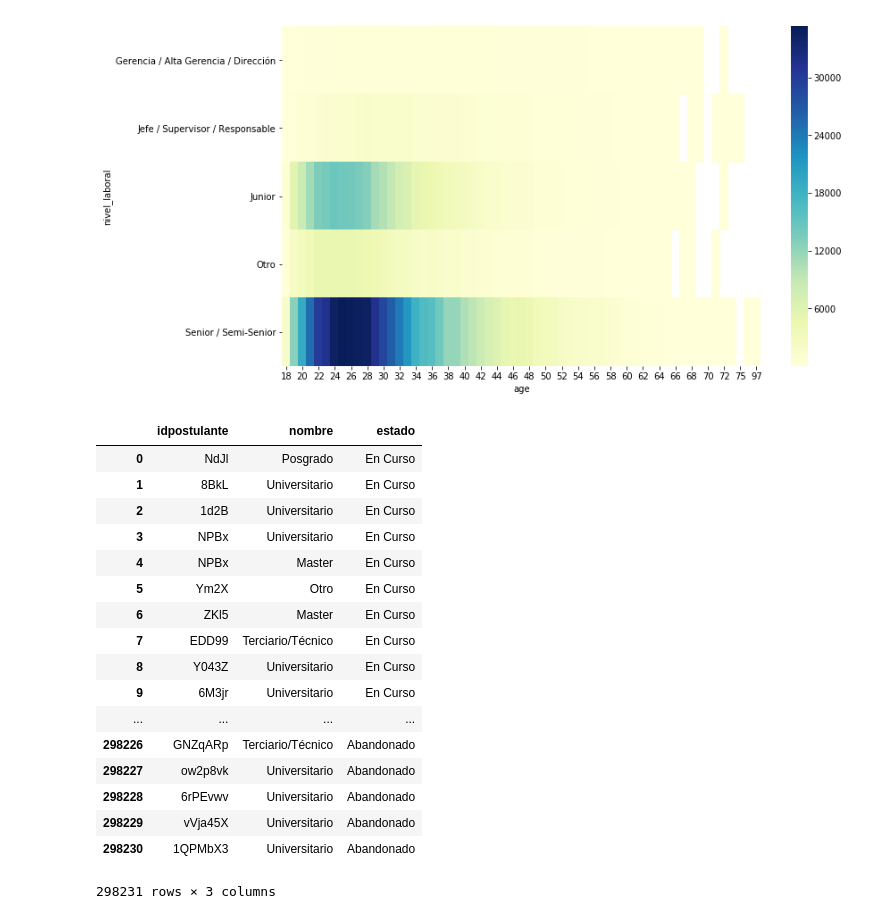
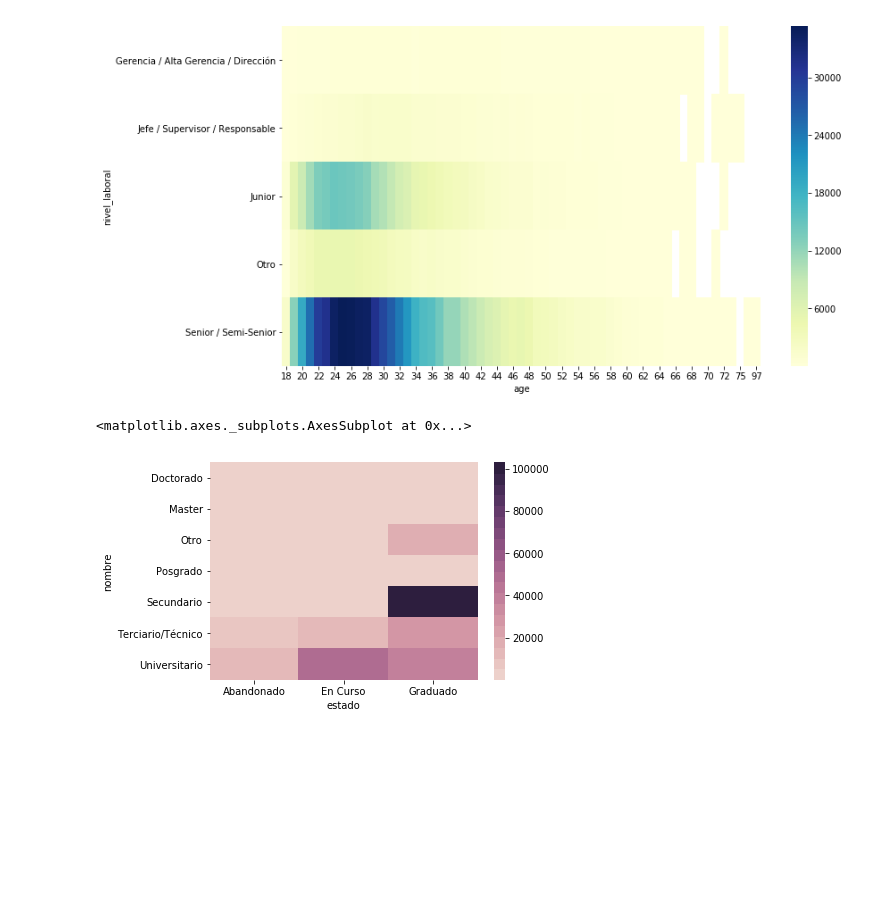
Before and after one commit to iloyarte/datos-tp, a Jupyter notebook: TP 1 - Analisis exploratorio - 2C.ipynb, the cells around one changed output. Cells and saved outputs as stored; diff of their text form; code cells hidden in the pictures; blank space fills up the shorter version.

Commit message:
More graphics

```diff
--- a/TP 1 - Analisis exploratorio - 2C.ipynb
+++ b/TP 1 - Analisis exploratorio - 2C.ipynb
@@ -325,24 +326,10 @@ sns.heatmap(nivel_edad_count.pivot_table(index = 'nivel_laboral', columns = 'age
 # %% [output]
 <matplotlib.axes._subplots.AxesSubplot at 0x...>
 [figure]
-# %%
-data_carreras_fil
-# %% [output]
-|  | idpostulante | nombre | estado |
-| 0 | NdJl | Posgrado | En Curso |
-| 1 | 8BkL | Universitario | En Curso |
-| 2 | 1d2B | Universitario | En Curso |
-| 3 | NPBx | Universitario | En Curso |
-| 4 | NPBx | Master | En Curso |
-| 5 | Ym2X | Otro | En Curso |
-| 6 | ZKl5 | Master | En Curso |
-| 7 | EDD99 | Terciario/Técnico | En Curso |
-| 8 | Y043Z | Universitario | En Curso |
-| 9 | 6M3jr | Universitario | En Curso |
-| ... | ... | ... | ... |
-| 298226 | GNZqARp | Terciario/Técnico | Abandonado |
-| 298227 | ow2p8vk | Universitario | Abandonado |
-| 298228 | 6rPEvwv | Universitario | Abandonado |
-| 298229 | vVja45X | Universitario | Abandonado |
-| 298230 | 1QPMbX3 | Universitario | Abandonado |
-298231 rows × 3 columns
+# %%
+estado_educativo_postulante = data_carreras_fil.groupby(['nombre','estado']).count().reset_index()
+estado_educativo_postulante.columns = ['nombre','estado','count']
+sns.heatmap(estado_educativo_postulante.pivot_table(index='nombre',columns = 'estado', values='count'),cmap=sns.cubehelix_palette(20))
+# %% [output]
+<matplotlib.axes._subplots.AxesSubplot at 0x...>
+[figure, added]
```
Also changed, not shown: parts of 5 cells of this notebook.
